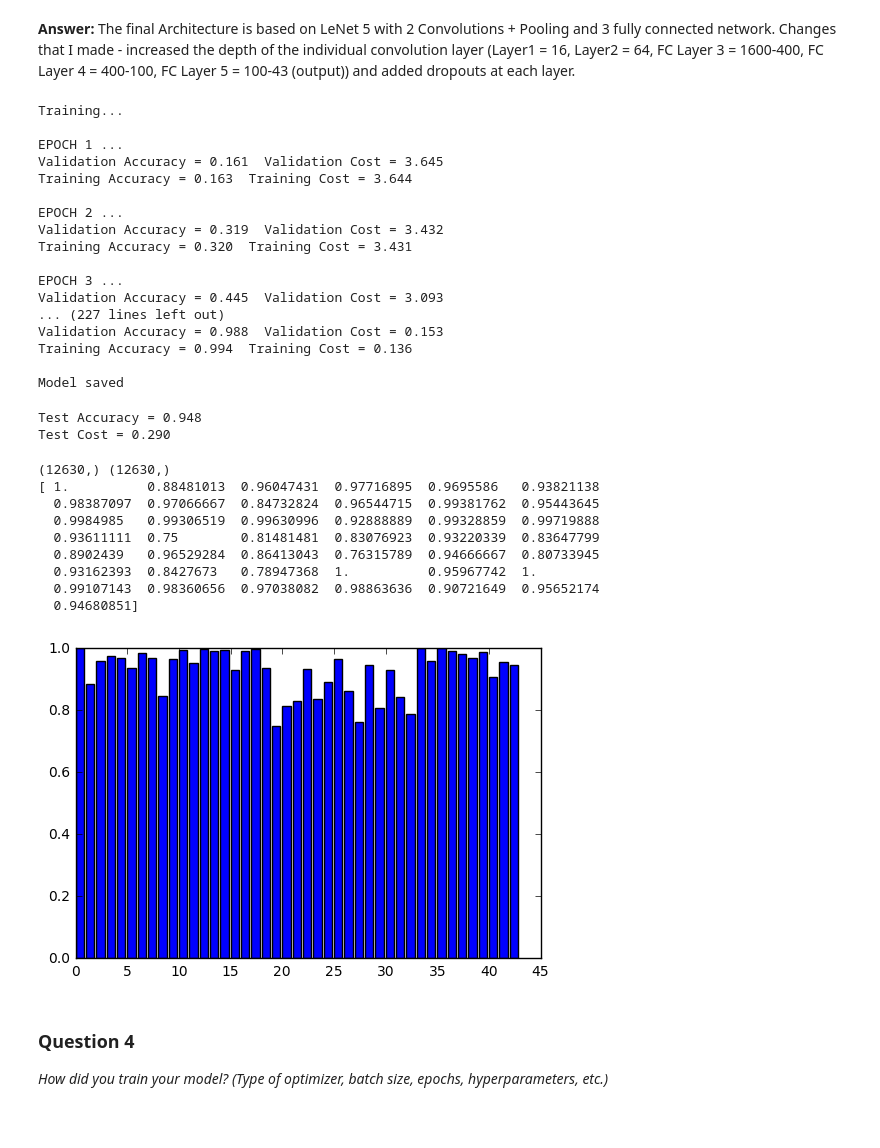
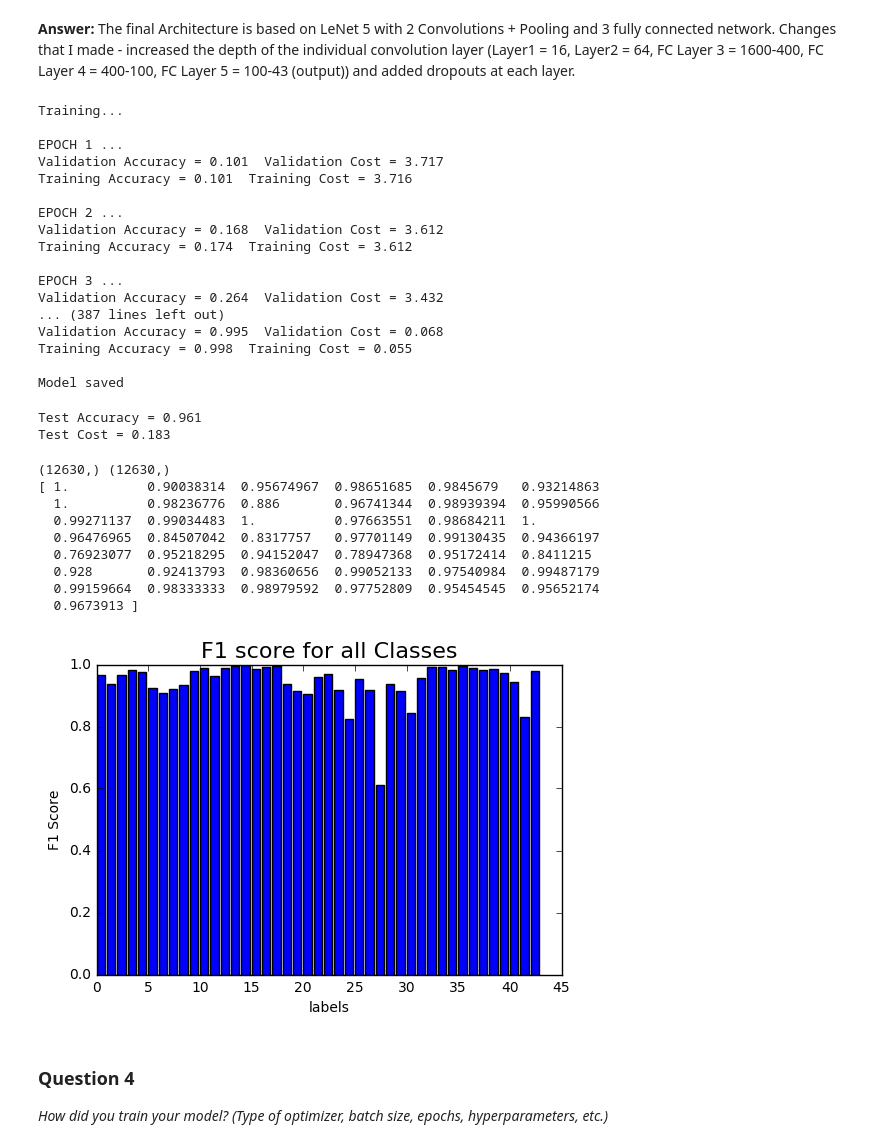
Before and after one commit to shehjar/P2_traffic_sign_classifier, a Jupyter notebook: Traffic_Sign_Classifier.ipynb, the cells around one changed output. Cells and saved outputs as stored; diff of their text form; code cells hidden in the pictures; blank space fills up the shorter version.

Commit message:
New model NN
ran 100 epochs instead of initial 60

```diff
--- a/Traffic_Sign_Classifier.ipynb
+++ b/Traffic_Sign_Classifier.ipynb
@@ -251,7 +258,7 @@ I withheld my intentions to generate new data, but that was just a choice I made
 ### Feel free to use as many code cells as needed.
 import tensorflow as tf
 from tensorflow.contrib.layers import flatten
-EPOCHS = 60
+EPOCHS = 100
 BATCH_SIZE = 128
 
 def LeNet5(x, keep_prob, mu = 0, sigma = 0.1):
@@ -359,7 +366,7 @@ import os
 saver_folder = os.path.join(os.getcwd(),'saver_files')
 if not os.path.exists(saver_folder):
     os.makedirs(saver_folder)
-with tf.Session(config=tf.ConfigProto(log_device_placement=True)) as sess:
+with tf.Session() as sess:
     sess.run(tf.global_variables_initializer())
     num_examples = len(X_train)
 
@@ -388,22 +395,22 @@ with tf.Session(config=tf.ConfigProto(log_device_placement=True)) as sess:
 Training...
 
 EPOCH 1 ...
-Validation Accuracy = 0.161  Validation Cost = 3.645
-Training Accuracy = 0.163  Training Cost = 3.644
+Validation Accuracy = 0.101  Validation Cost = 3.717
+Training Accuracy = 0.101  Training Cost = 3.716
 
 EPOCH 2 ...
-Validation Accuracy = 0.319  Validation Cost = 3.432
-Training Accuracy = 0.320  Training Cost = 3.431
+Validation Accuracy = 0.168  Validation Cost = 3.612
+Training Accuracy = 0.174  Training Cost = 3.612
 
 EPOCH 3 ...
-Validation Accuracy = 0.445  Validation Cost = 3.093
-... (227 lines left out)
-Validation Accuracy = 0.988  Validation Cost = 0.153
-Training Accuracy = 0.994  Training Cost = 0.136
+Validation Accuracy = 0.264  Validation Cost = 3.432
+... (387 lines left out)
+Validation Accuracy = 0.995  Validation Cost = 0.068
+Training Accuracy = 0.998  Training Cost = 0.055
 
 Model saved
 # %%
-restore_file = os.path.join(saver_folder,'lenet_ep-60')
+restore_file = os.path.join(saver_folder,'lenet_ep-100')
 #tf.reset_default_graph()
 #saver = tf.train.Saver()
 with tf.Session() as sess:
@@ -415,8 +422,8 @@ with tf.Session() as sess:
     print("Test Accuracy = {:.3f}".format(test_accuracy))
     print("Test Cost = {:.3f}".format(test_cost))
 # %% [output]
-Test Accuracy = 0.948
-Test Cost = 0.290
+Test Accuracy = 0.961
+Test Cost = 0.183
 # %%
 from sklearn import metrics
 import itertools
@@ -435,45 +442,48 @@ def plot_confusion_matrix(cm, classes,
     plt.xticks(tick_marks, classes, rotation=45)
     plt.yticks(tick_marks, classes)
 
     if normalize:
         cm = cm.astype('float') / cm.sum(axis=1)[:, np.newaxis]
         print("Normalized confusion matrix")
     else:
         print('Confusion matrix, without normalization')
 
     #print(cm)
 
     #thresh = cm.max() / 2.
     #for i, j in itertools.product(range(cm.shape[0]), range(cm.shape[1])):
     #    plt.text(j, i, cm[i, j],
     #             horizontalalignment="center",
     #             color="white" if cm[i, j] > thresh else "black")
 
     #plt.tight_layout()
     plt.ylabel('True label')
     plt.xlabel('Predicted label')
 
 print(y_pred.shape,y_test.shape)
-#f1_score = metrics.f1_score(y_test, y_pred,average=None)
-precision = metrics.precision_score(y_test,y_pred,average=None)
+f1_score = metrics.f1_score(y_test, y_pred,average=None)
+#precision = metrics.precision_score(y_test,y_pred,average=None)
 print(precision)
 plt.figure()
-plt.bar(range(43),precision)
+plt.bar(range(43),f1_score)
+plt.xlabel('labels')
+plt.ylabel('F1 Score')
+plt.title('F1 score for all Classes', fontsize=16)
 confusion_matrix = metrics.confusion_matrix(y_test,y_pred)
 #plot_confusion_matrix(confusion_matrix, classes=range(43),
 #                      title='Confusion matrix, without normalization')
 #print(confusion_matrix[:,19])
 # %% [output]
 (12630,) (12630,)
-[ 1.          0.88481013  0.96047431  0.97716895  0.9695586   0.93821138
-  0.98387097  0.97066667  0.84732824  0.96544715  0.99381762  0.95443645
-  0.9984985   0.99306519  0.99630996  0.92888889  0.99328859  0.99719888
-  0.93611111  0.75        0.81481481  0.83076923  0.93220339  0.83647799
-  0.8902439   0.96529284  0.86413043  0.76315789  0.94666667  0.80733945
-  0.93162393  0.8427673   0.78947368  1.          0.95967742  1.
-  0.99107143  0.98360656  0.97038082  0.98863636  0.90721649  0.95652174
-  0.94680851]
+[ 1.          0.90038314  0.95674967  0.98651685  0.9845679   0.93214863
+  1.          0.98236776  0.886       0.96741344  0.98939394  0.95990566
+  0.99271137  0.99034483  1.          0.97663551  0.98684211  1.
+  0.96476965  0.84507042  0.8317757   0.97701149  0.99130435  0.94366197
+  0.76923077  0.95218295  0.94152047  0.78947368  0.95172414  0.8411215
+  0.928       0.92413793  0.98360656  0.99052133  0.97540984  0.99487179
+  0.99159664  0.98333333  0.98979592  0.97752809  0.95454545  0.95652174
+  0.9673913 ]
-[figure, old version]
+[figure, new version]
 # %% [markdown]
 ### Question 4
 
```
Also changed, not shown: parts of 7 cells of this notebook.
